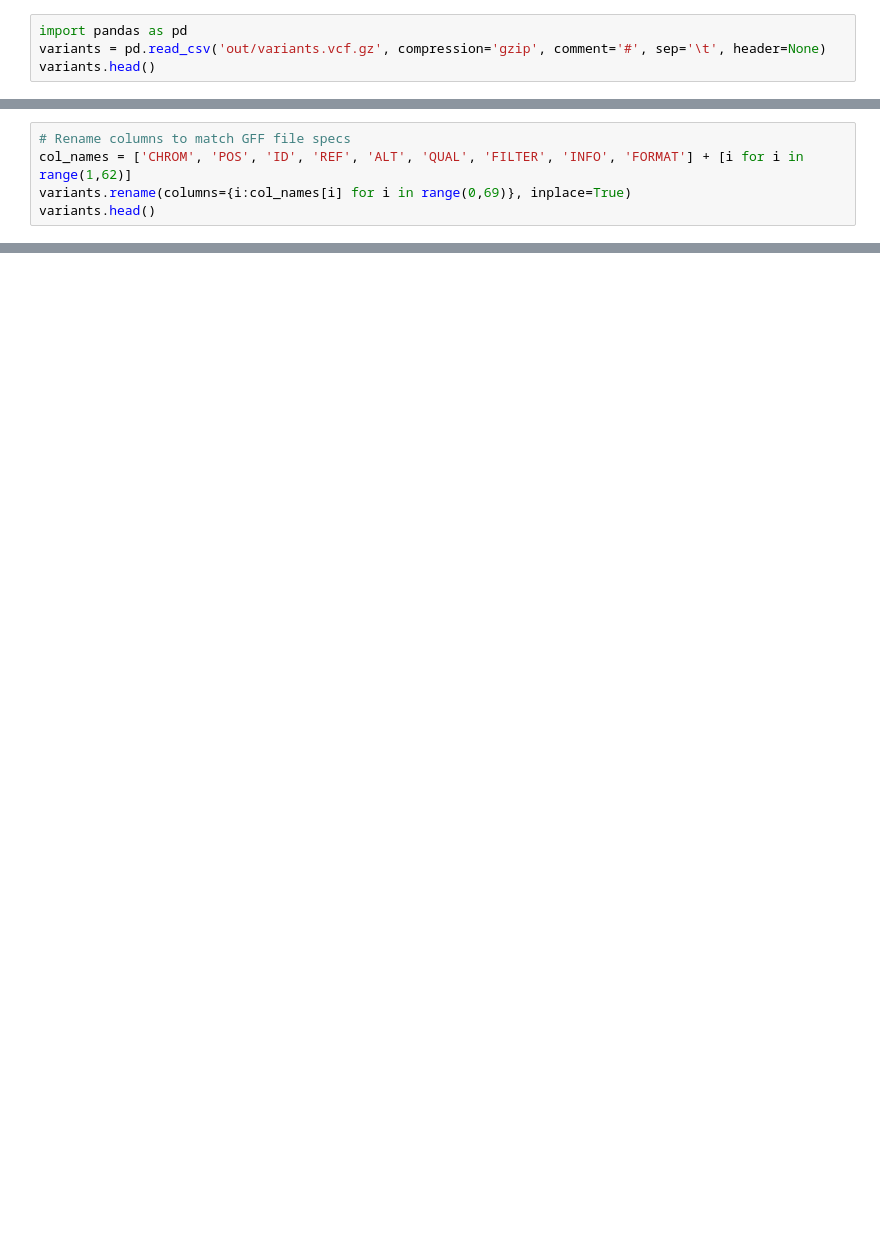
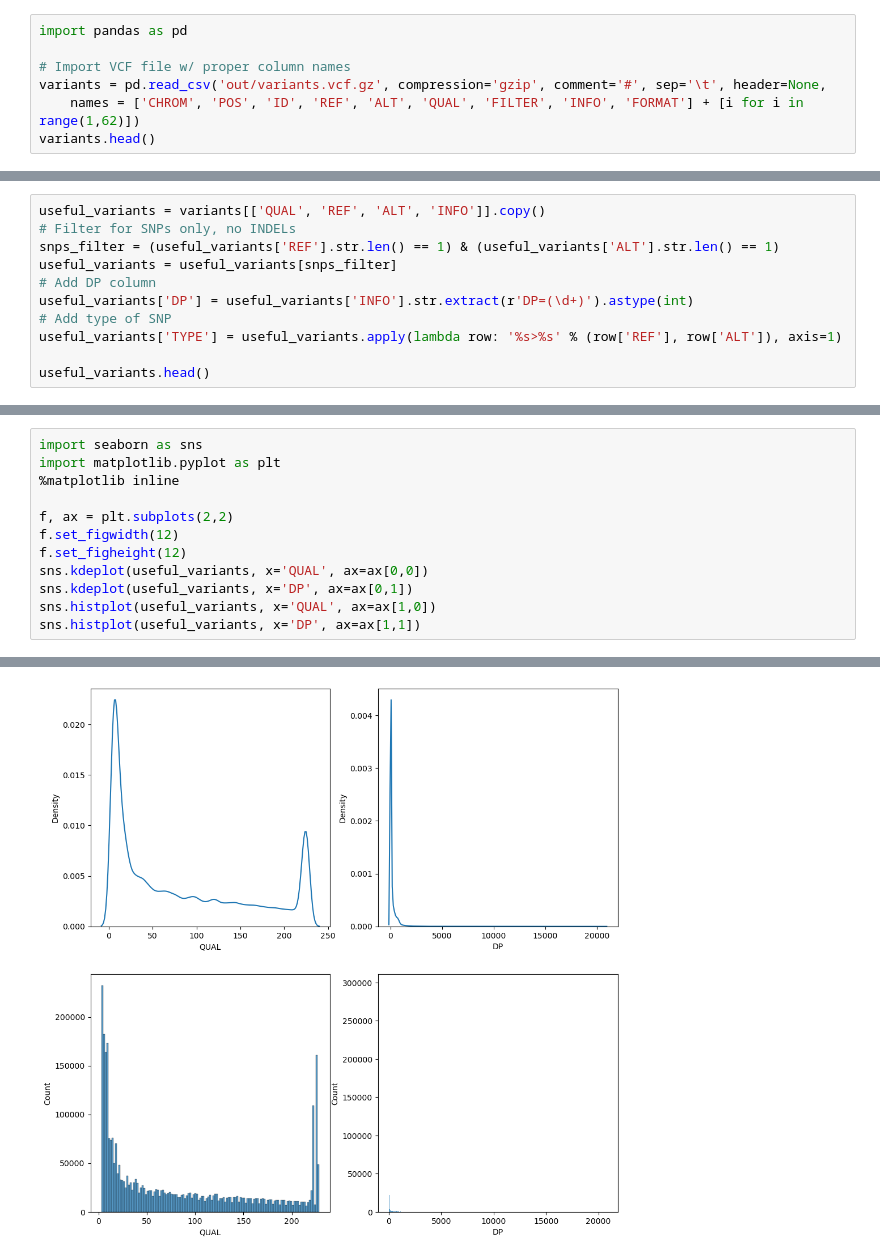
Before and after one commit to justsharan/flax-snv, a Jupyter notebook: filtering.ipynb, the cells around one changed output, grey strips where cells are left out. Saved outputs shown, nothing was run; the diff lists cells and outputs as text; blank space fills up the shorter version.

Commit message:
Work more on filtering

```diff
--- a/filtering.ipynb
+++ b/filtering.ipynb
@@ -1,5 +5,8 @@
 # %%
 import pandas as pd
-variants = pd.read_csv('out/variants.vcf.gz', compression='gzip', comment='#', sep='\t', header=None)
+
+# Import VCF file w/ proper column names
+variants = pd.read_csv('out/variants.vcf.gz', compression='gzip', comment='#', sep='\t', header=None,
+    names = ['CHROM', 'POS', 'ID', 'REF', 'ALT', 'QUAL', 'FILTER', 'INFO', 'FORMAT'] + [i for i in range(1,62)])
 variants.head()
 # %% [output]
@@ -10,8 +17,3 @@ variants.head()
 | 3 | Lu1 | 19 | . | T | A | 4.97970 | . | SGB=-0.379885;RPBZ=-1;MQBZ=1;MQSB... | GT:PL | ./.:. | ... | ... |
 | 4 | Lu1 | 33 | . | G | T | 34.41590 | . | VDB=0.160332;SGB=-0.511536;MQ0F=0... | GT:PL | ./.:. | ... | ... |
 5 rows × 70 columns
-# %%
-# Rename columns to match GFF file specs
-col_names = ['CHROM', 'POS', 'ID', 'REF', 'ALT', 'QUAL', 'FILTER', 'INFO', 'FORMAT'] + [i for i in range(1,62)]
-variants.rename(columns={i:col_names[i] for i in range(0,69)}, inplace=True)
-variants.head()
@@ -25,0 +22,11 @@ variants.head()
+# %%
+useful_variants = variants[['QUAL', 'REF', 'ALT', 'INFO']].copy()
+# Filter for SNPs only, no INDELs
+snps_filter = (useful_variants['REF'].str.len() == 1) & (useful_variants['ALT'].str.len() == 1)
+useful_variants = useful_variants[snps_filter]
+# Add DP column
+useful_variants['DP'] = useful_variants['INFO'].str.extract(r'DP=(\d+)').astype(int)
+# Add type of SNP
+useful_variants['TYPE'] = useful_variants.apply(lambda row: '%s>%s' % (row['REF'], row['ALT']), axis=1)
+
+useful_variants.head()
@@ -25,0 +40,13 @@ variants.head()
+# %%
+import seaborn as sns
+import matplotlib.pyplot as plt
+%matplotlib inline
+
+f, ax = plt.subplots(2,2)
+f.set_figwidth(12)
+f.set_figheight(12)
+sns.kdeplot(useful_variants, x='QUAL', ax=ax[0,0])
+sns.kdeplot(useful_variants, x='DP', ax=ax[0,1])
+sns.histplot(useful_variants, x='QUAL', ax=ax[1,0])
+sns.histplot(useful_variants, x='DP', ax=ax[1,1])
+# %% [output]
@@ -25,0 +54 @@ variants.head()
+[figure, added]
```
Also changed, not shown: parts of 7 cells of this notebook.
